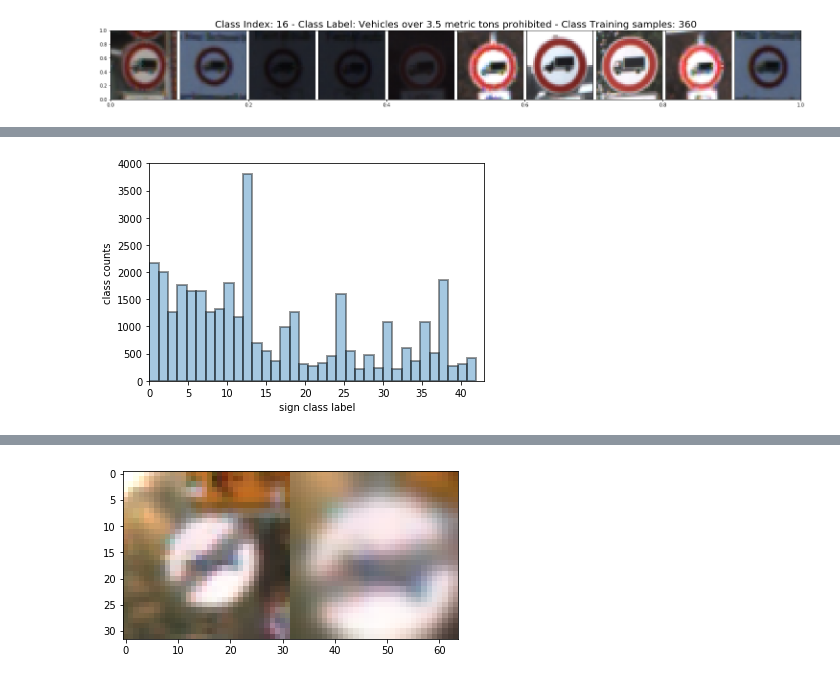
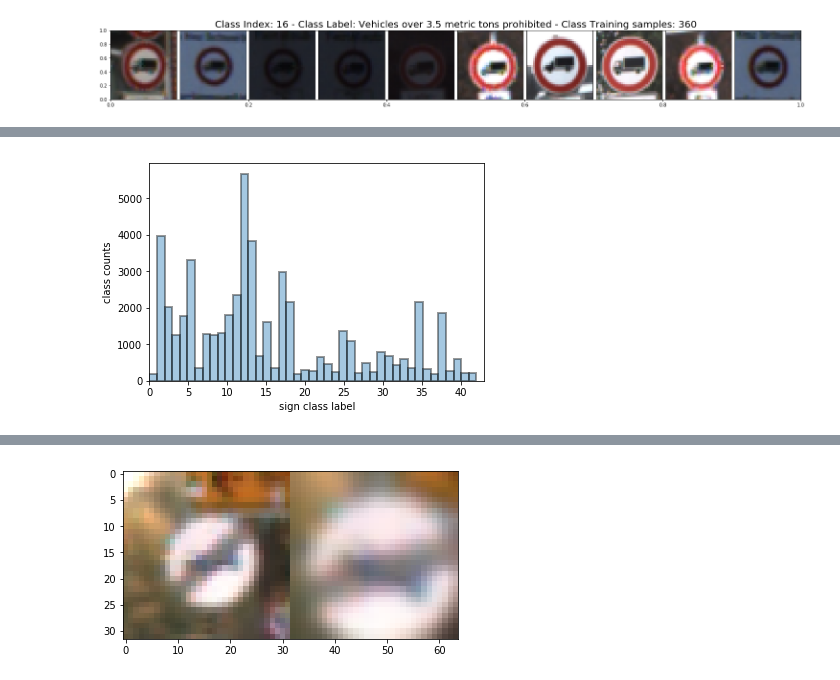
Before and after one commit to BVPhD/Udacity_SDC, a Jupyter notebook: COVNET_Road_Sign_Classifier/Traffic_Sign_Classifier.ipynb, the cells around one changed output, grey strips where cells are left out. Saved outputs shown, nothing was run; the diff lists cells and outputs as text; code cells hidden in the pictures.

```diff
--- a/COVNET_Road_Sign_Classifier/Traffic_Sign_Classifier.ipynb
+++ b/COVNET_Road_Sign_Classifier/Traffic_Sign_Classifier.ipynb
@@ -102,8 +313,8 @@ Let's take a look at the distribution of examples per class.
 # %%
-sns.distplot(y_train, kde=False, norm_hist=False, hist_kws=dict(edgecolor="k", linewidth=2))
+sns.distplot(y_aug, bins=n_classes, kde=False, norm_hist=False, hist_kws=dict(edgecolor="k", linewidth=2))
 plt.xlabel("sign class label")
 plt.ylabel("class counts")
 plt.xlim(0,43)
 plt.show();
 # %% [output]
-[figure, old version]
+[figure, new version]
```
Also changed, not shown: parts of 115 cells of this notebook.
